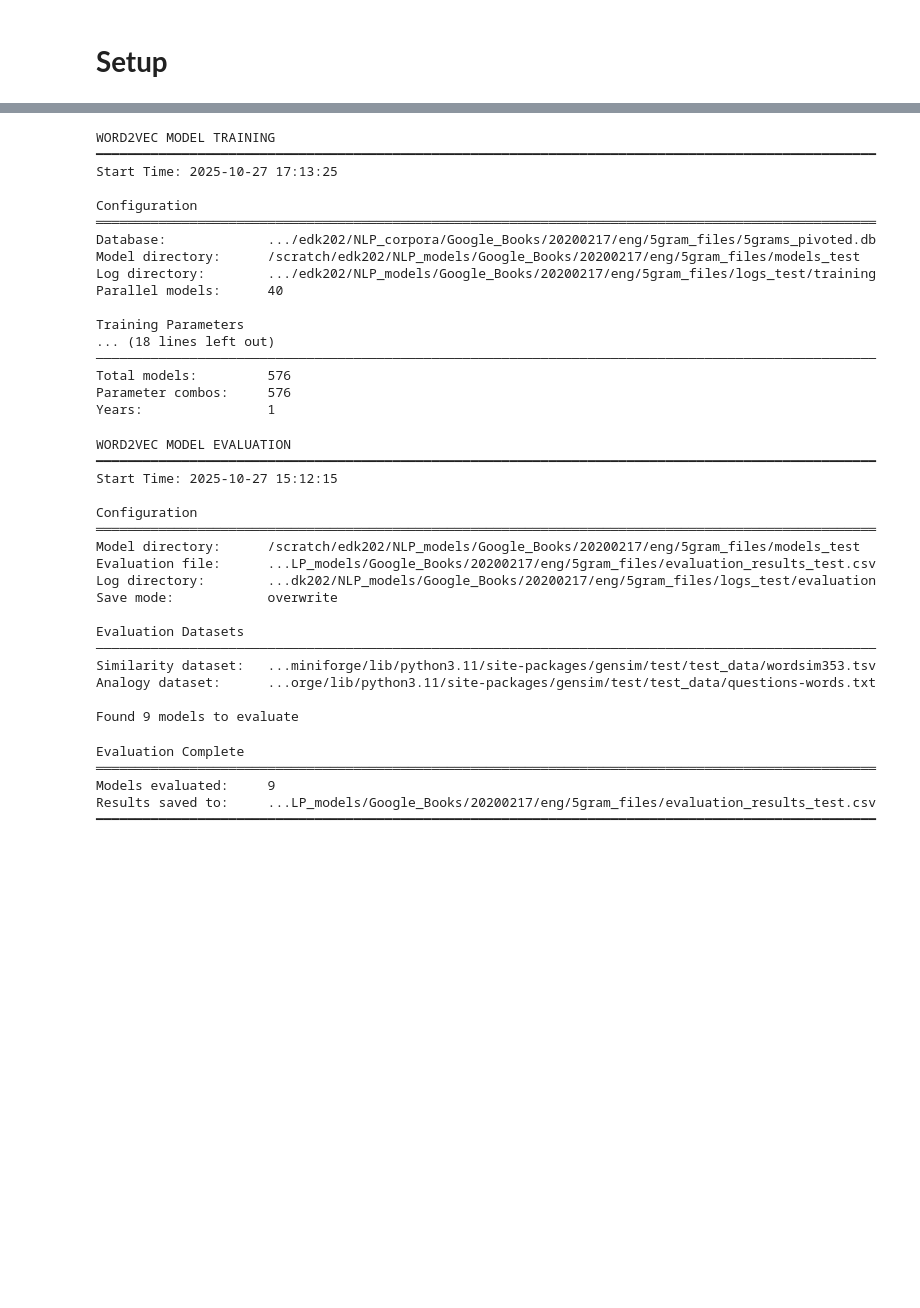
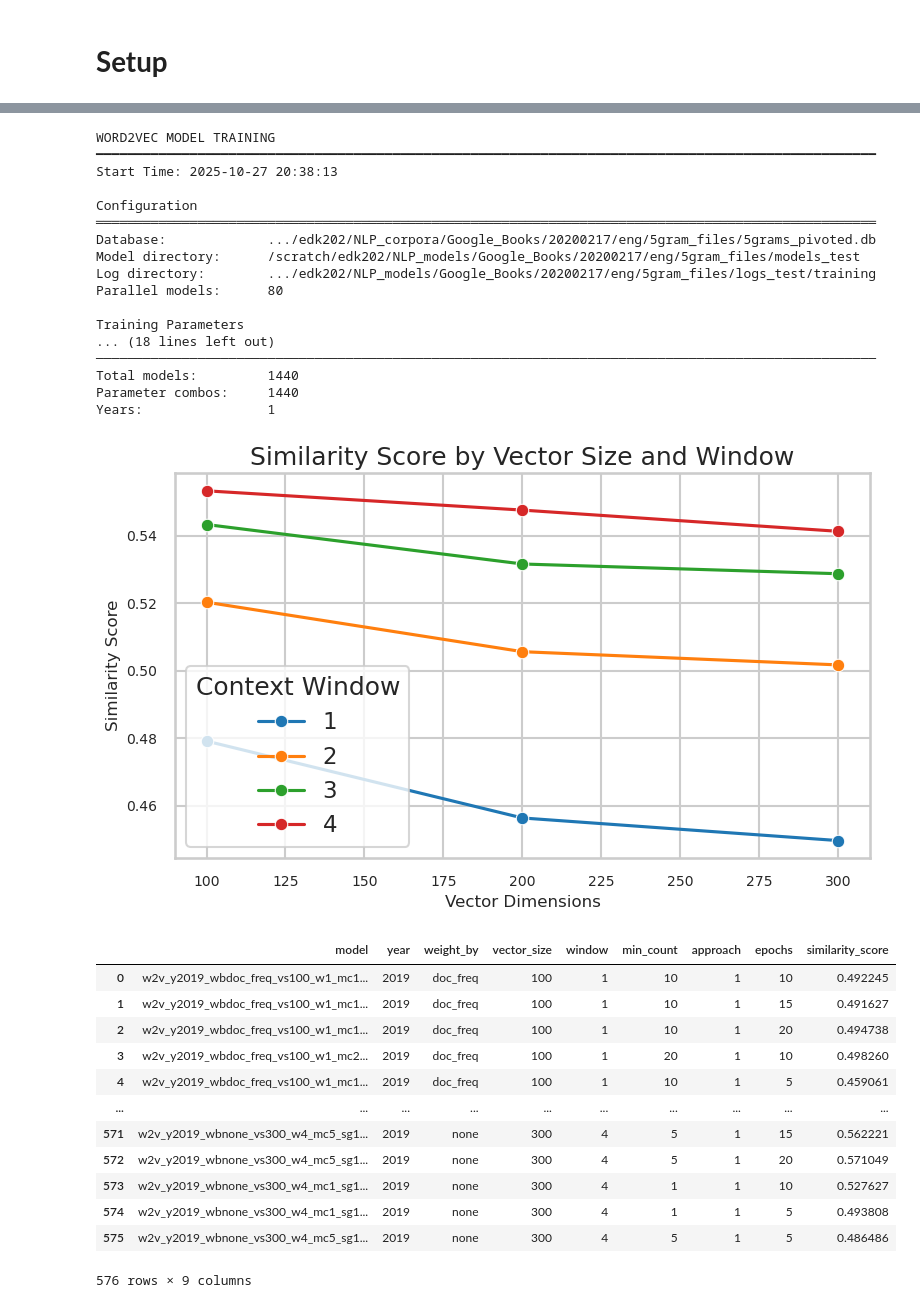
Before and after one commit to eric-d-knowles/ngram-prep, a Jupyter notebook: notebooks/train_word2vec.ipynb, the cells around one changed output, grey strips where cells are left out. Drawn from its saved outputs; the diff is of its cells as text; code cells hidden in the pictures; blank space fills up the shorter version.

```diff
--- a/notebooks/train_word2vec.ipynb
+++ b/notebooks/train_word2vec.ipynb
@@ -14,37 +17,37 @@ train_models(
     corpus_path=src_path,
     dir_suffix='test',
     years=(2019, 2019),
-    weight_by=('none', 'freq', 'doc_freq'),
-    vector_size=(100, 200, 300),
+    weight_by=('none',),
+    vector_size=(100, 200, 300, 400, 500),
     window=(1, 2, 3, 4),
-    min_count=(1, 5, 10, 20),
-    approach=('skip-gram',),
-    epochs=(5, 10, 15, 20),
-    max_parallel_models=40,
+    min_count=(5, 10, 15, 20, 25, 30),
+    approach=('skip-gram', 'CBOW'),
+    epochs=(5, 10, 15, 20, 25, 30),
+    max_parallel_models=80,
     workers_per_model=1,
-    allow_unk=False,
-    max_unk_count=4,
-    load_into_memory=True,
+    mode="restart",
+    unk_mode="strip",
+    load_into_memory=False,
     shuffle=True,
     random_seed=67
 )
 # %% [output]
 WORD2VEC MODEL TRAINING
 ━━━━━━━━━━━━━━━━━━━━━━━━━━━━━━━━━━━━━━━━━━━━━━━━━━━━━━━━━━━━━━━━━━━━━━━━━━━━━━━━━━━━━━━━━━━━━━━━━━━━
-Start Time: 2025-10-27 17:13:25
+Start Time: 2025-10-27 20:38:13
 
 Configuration
 ════════════════════════════════════════════════════════════════════════════════════════════════════
 Database:             .../edk202/NLP_corpora/Google_Books/20200217/eng/5gram_files/5grams_pivoted.db
 Model directory:      /scratch/edk202/NLP_models/Google_Books/20200217/eng/5gram_files/models_test
 Log directory:        .../edk202/NLP_models/Google_Books/20200217/eng/5gram_files/logs_test/training
-Parallel models:      40
+Parallel models:      80
 
 Training Parameters
 ... (18 lines left out)
 ────────────────────────────────────────────────────────────────────────────────────────────────────
-Total models:         576
-Parameter combos:     576
+Total models:         1440
+Parameter combos:     1440
 Years:                1
 # %%
 mod_path = '/scratch/edk202/NLP_models/Google_Books/20200217/eng/5gram_files'
@@ -53,28 +56,32 @@ evaluate_models(
     model_dir=mod_path,
     dir_suffix='test',
     eval_dir=mod_path,
-    save_mode='overwrite'
+    save_mode='overwrite',
+    run_similarity=True,
+    run_analogy=False  # Skip slow analogy evaluation
 )
-# %% [output]
-WORD2VEC MODEL EVALUATION
-━━━━━━━━━━━━━━━━━━━━━━━━━━━━━━━━━━━━━━━━━━━━━━━━━━━━━━━━━━━━━━━━━━━━━━━━━━━━━━━━━━━━━━━━━━━━━━━━━━━━
-Start Time: 2025-10-27 15:12:15
-
-Configuration
-════════════════════════════════════════════════════════════════════════════════════════════════════
-Model directory:      /scratch/edk202/NLP_models/Google_Books/20200217/eng/5gram_files/models_test
-Evaluation file:      ...LP_models/Google_Books/20200217/eng/5gram_files/evaluation_results_test.csv
-Log directory:        ...dk202/NLP_models/Google_Books/20200217/eng/5gram_files/logs_test/evaluation
-Save mode:            overwrite
-
-Evaluation Datasets
-────────────────────────────────────────────────────────────────────────────────────────────────────
-Similarity dataset:   ...miniforge/lib/python3.11/site-packages/gensim/test/test_data/wordsim353.tsv
-Analogy dataset:      ...orge/lib/python3.11/site-packages/gensim/test/test_data/questions-words.txt
-
-Found 9 models to evaluate
-Evaluation Complete
-════════════════════════════════════════════════════════════════════════════════════════════════════
-Models evaluated:     9
-Results saved to:     ...LP_models/Google_Books/20200217/eng/5gram_files/evaluation_results_test.csv
-━━━━━━━━━━━━━━━━━━━━━━━━━━━━━━━━━━━━━━━━━━━━━━━━━━━━━━━━━━━━━━━━━━━━━━━━━━━━━━━━━━━━━━━━━━━━━━━━━━━━
+# %%
+eval_file = '/scratch/edk202/NLP_models/Google_Books/20200217/eng/5gram_files/evaluation_results_test.csv'
+
+plot_evaluation_results(
+    csv_file=eval_file,
+    metric='similarity_score',
+    x_vars=['vector_size', 'window'],
+    plot_type='line',
+    plot_title='Similarity Score by Vector Size and Window'
+)
+# %% [output]
+[figure, added]
+|  | model | year | weight_by | vector_size | window | min_count | approach | epochs | similarity_score |
+| 0 | w2v_y2019_wbdoc_freq_vs100_w1_mc1... | 2019 | doc_freq | 100 | 1 | 10 | 1 | 10 | 0.492245 |
+| 1 | w2v_y2019_wbdoc_freq_vs100_w1_mc1... | 2019 | doc_freq | 100 | 1 | 10 | 1 | 15 | 0.491627 |
+| 2 | w2v_y2019_wbdoc_freq_vs100_w1_mc1... | 2019 | doc_freq | 100 | 1 | 10 | 1 | 20 | 0.494738 |
+| 3 | w2v_y2019_wbdoc_freq_vs100_w1_mc2... | 2019 | doc_freq | 100 | 1 | 20 | 1 | 10 | 0.498260 |
+| 4 | w2v_y2019_wbdoc_freq_vs100_w1_mc1... | 2019 | doc_freq | 100 | 1 | 10 | 1 | 5 | 0.459061 |
+| ... | ... | ... | ... | ... | ... | ... | ... | ... | ... |
+| 571 | w2v_y2019_wbnone_vs300_w4_mc5_sg1... | 2019 | none | 300 | 4 | 5 | 1 | 15 | 0.562221 |
+| 572 | w2v_y2019_wbnone_vs300_w4_mc5_sg1... | 2019 | none | 300 | 4 | 5 | 1 | 20 | 0.571049 |
+| 573 | w2v_y2019_wbnone_vs300_w4_mc1_sg1... | 2019 | none | 300 | 4 | 1 | 1 | 10 | 0.527627 |
+| 574 | w2v_y2019_wbnone_vs300_w4_mc1_sg1... | 2019 | none | 300 | 4 | 1 | 1 | 5 | 0.493808 |
+| 575 | w2v_y2019_wbnone_vs300_w4_mc5_sg1... | 2019 | none | 300 | 4 | 5 | 1 | 5 | 0.486486 |
+576 rows × 9 columns
```
Also changed, not shown: parts of 4 cells of this notebook, 4 other files.
